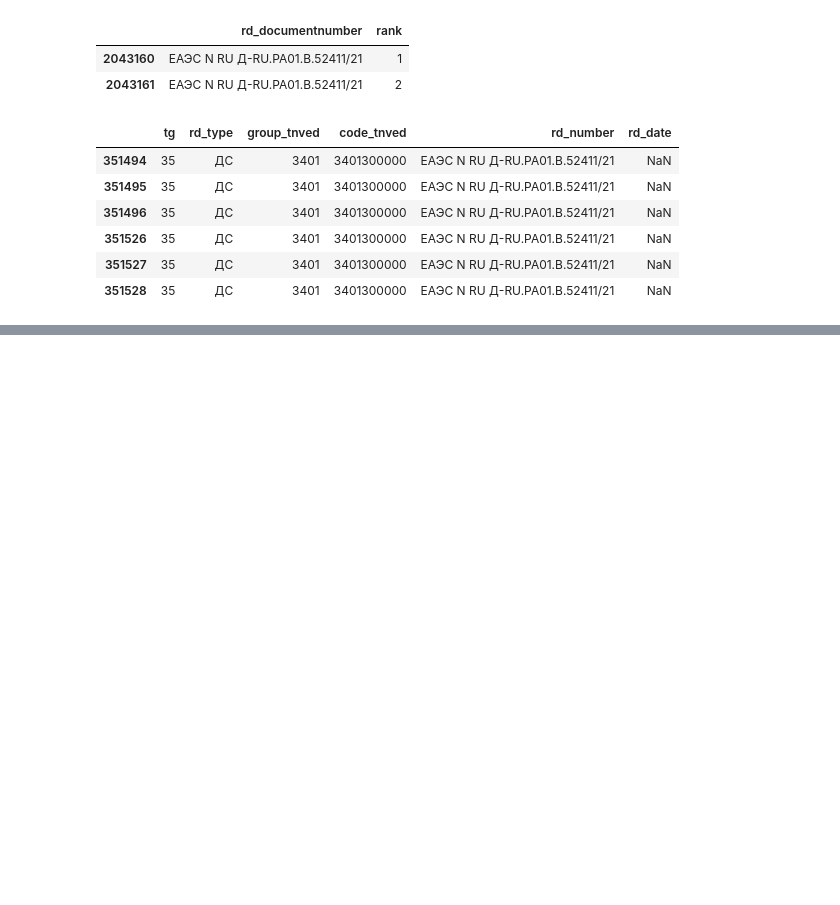
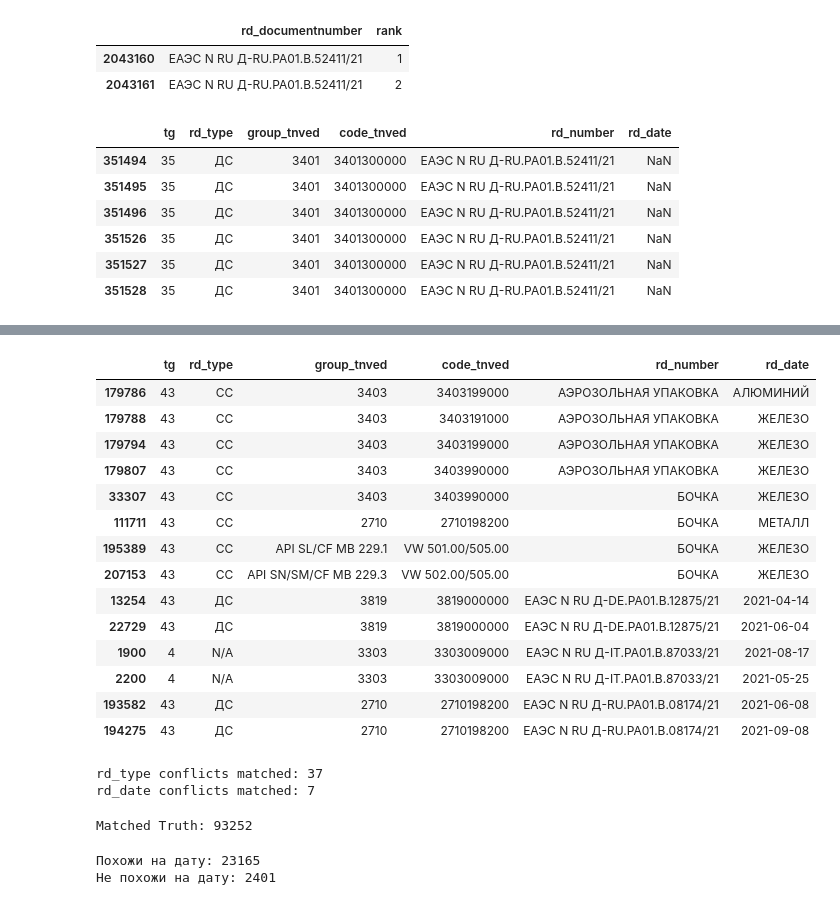
Before and after one commit to Shah29py/rd-classification-feature-engineering, a Jupyter notebook: notebooks/01_eda.ipynb, the cells around one changed output, grey strips where cells are left out. Saved outputs shown, nothing was run; the diff lists cells and outputs as text; code cells hidden in the pictures; blank space fills up the shorter version.

```diff
--- a/notebooks/01_eda.ipynb
+++ b/notebooks/01_eda.ipynb
@@ -1136,0 +1650,12 @@ new_truth.loc[
+# %%
+rd_date_conflicts = (
+    truth_unique
+    .groupby("rd_number")["rd_date"]
+    .agg(lambda x: tuple(sorted(set(x.dropna()))))
+)
+
+rd_date_conflicts = rd_date_conflicts[
+    rd_date_conflicts.map(len) > 1
+]
+
+rd_date_conflicts.value_counts()
@@ -1136,0 +1697,61 @@ new_truth.loc[
+# %%
+date_conflict_numbers = list(rd_date_conflicts.index[:5])
+
+truth_unique.loc[
+    truth_unique["rd_number"].isin(date_conflict_numbers)
+].sort_values("rd_number")
+# %% [output]
+|  | tg | rd_type | group_tnved | code_tnved | rd_number | rd_date |
+| 179786 | 43 | СС | 3403 | 3403199000 | АЭРОЗОЛЬНАЯ УПАКОВКА | АЛЮМИНИЙ |
+| 179788 | 43 | СС | 3403 | 3403191000 | АЭРОЗОЛЬНАЯ УПАКОВКА | ЖЕЛЕЗО |
+| 179794 | 43 | СС | 3403 | 3403199000 | АЭРОЗОЛЬНАЯ УПАКОВКА | ЖЕЛЕЗО |
+| 179807 | 43 | СС | 3403 | 3403990000 | АЭРОЗОЛЬНАЯ УПАКОВКА | ЖЕЛЕЗО |
+| 33307 | 43 | СС | 3403 | 3403990000 | БОЧКА | ЖЕЛЕЗО |
+| 111711 | 43 | СС | 2710 | 2710198200 | БОЧКА | МЕТАЛЛ |
+| 195389 | 43 | СС | API SL/CF MB 229.1 | VW 501.00/505.00 | БОЧКА | ЖЕЛЕЗО |
+| 207153 | 43 | СС | API SN/SM/CF MB 229.3 | VW 502.00/505.00 | БОЧКА | ЖЕЛЕЗО |
+| 13254 | 43 | ДС | 3819 | 3819000000 | ЕАЭС N RU Д-DE.РА01.В.12875/21 | 2021-04-14 |
+| 22729 | 43 | ДС | 3819 | 3819000000 | ЕАЭС N RU Д-DE.РА01.В.12875/21 | 2021-06-04 |
+| 1900 | 4 | N/A | 3303 | 3303009000 | ЕАЭС N RU Д-IT.РА01.В.87033/21 | 2021-08-17 |
+| 2200 | 4 | N/A | 3303 | 3303009000 | ЕАЭС N RU Д-IT.РА01.В.87033/21 | 2021-05-25 |
+| 193582 | 43 | ДС | 2710 | 2710198200 | ЕАЭС N RU Д-RU.РА01.В.08174/21 | 2021-06-08 |
+| 194275 | 43 | ДС | 2710 | 2710198200 | ЕАЭС N RU Д-RU.РА01.В.08174/21 | 2021-09-08 |
+# %%
+case_numbers = set(case_rank1["rd_documentnumber"])
+
+print(
+    "rd_type conflicts matched:",
+    sum(x in case_numbers for x in rd_type_conflicts.index)
+)
+
+print(
+    "rd_date conflicts matched:",
+    sum(x in case_numbers for x in rd_date_conflicts.index)
+)
+# %% [output]
+rd_type conflicts matched: 37
+rd_date conflicts matched: 7
+# %%
+truth_matched = truth_unique[
+    truth_unique["rd_number"].isin(case_numbers)
+]
+
+print(
+    "Matched Truth:",
+    len(truth_matched)
+)
+# %% [output]
+Matched Truth: 93252
+# %%
+date_like = (
+    truth_unique["rd_date"]
+    .astype("string")
+    .str.match(r"^\d{4}-\d{2}-\d{2}$", na=False)
+)
+
+print("Похожи на дату:", date_like.sum())
+print("Не похожи на дату:",
+      truth_unique["rd_date"].notna().sum() - date_like.sum())
+# %% [output]
+Похожи на дату: 23165
+Не похожи на дату: 2401
```
Also changed, not shown: parts of 65 cells of this notebook, 2 other files.
